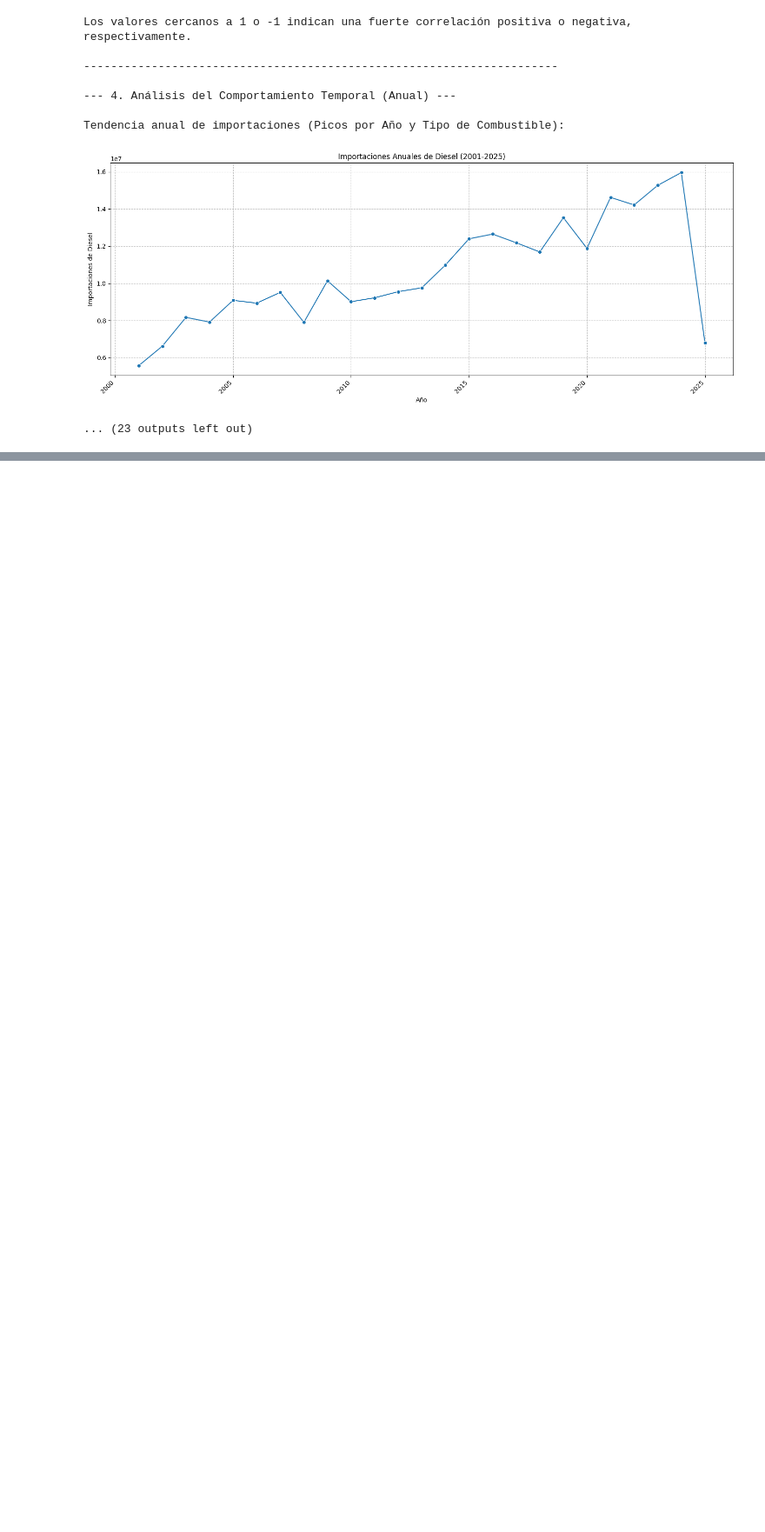
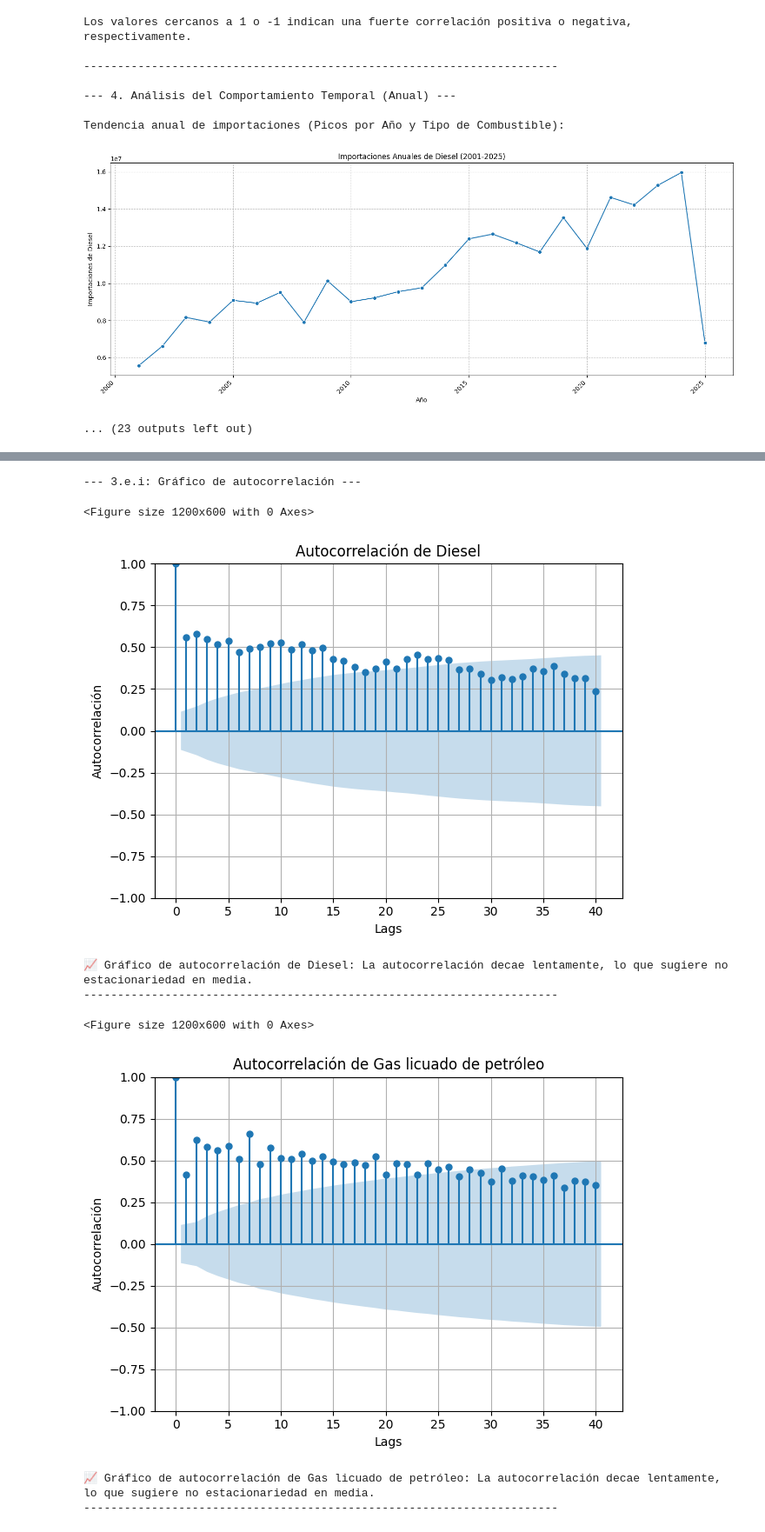
Before and after one commit to Saiyan-Javi/Lab1DS, a Jupyter notebook: Lab1.ipynb, the cells around one changed output, grey strips where cells are left out. Shown at 87% size. Saved outputs shown, nothing was run; the diff lists cells and outputs as text; code cells hidden in the pictures; blank space fills up the shorter version.

```diff
--- a/Lab1.ipynb
+++ b/Lab1.ipynb
@@ -386,0 +679,14 @@ Tendencia anual de importaciones (Picos por Año y Tipo de Combustible):
+# %%
+## 3.d: Determinación de necesidad de transformación
+print("--- 3.d: Determinación de necesidad de transformación ---\n")
+
+if not df_importaciones.empty:
+    for col in df_importaciones.columns:
+        adf_test = adfuller(df_importaciones[col].dropna())
+        print(f"📊 Serie: {col}")
+        print(f"  - Estadística ADF: {adf_test[0]:.2f}")
+        print(f"  - Valor p: {adf_test[1]:.2f}")
+        print(f"  - Necesidad de transformación: {'Sí' if adf_test[1] > 0.05 else 'No'}, ya que el valor p {'es' if adf_test[1] > 0.05 else 'no es'} menor a 0.05, indicando que la serie {'no es' if adf_test[1] > 0.05 else 'es'} estacionaria. Si es necesario, una transformación como logaritmo o diferenciación podría estabilizarla.")
+        print("-" * 70 + "\n")
+else:
+    print("❌ No se puede determinar la necesidad de transformación. El DataFrame está vacío.")
@@ -386,0 +711,30 @@ Tendencia anual de importaciones (Picos por Año y Tipo de Combustible):
+# %%
+## 3.e.i: Gráfico de autocorrelación
+print("--- 3.e.i: Gráfico de autocorrelación ---\n")
+
+if not df_importaciones.empty:
+    from statsmodels.graphics.tsaplots import plot_acf
+
+    for col in df_importaciones.columns:
+        plt.figure(figsize=(12, 6))
+        plot_acf(df_importaciones[col].dropna(), lags=40)
+        plt.title(f'Autocorrelación de {col}')
+        plt.xlabel('Lags')
+        plt.ylabel('Autocorrelación')
+        plt.grid(True)
+        plt.tight_layout()
+        plt.show()
+        print(f"📈 Gráfico de autocorrelación de {col}: La autocorrelación decae {'lentamente' if any(df_importaciones[col].autocorr(lag) > 0.5 for lag in range(1, 10)) else 'rápidamente'}, lo que sugiere {['no estacionariedad' if any(df_importaciones[col].autocorr(lag) > 0.5 for lag in range(1, 10)) else 'estacionariedad'][0]} en media.")
+        print("-" * 70 + "\n")
+else:
+    print("❌ No se puede generar el gráfico de autocorrelación. El DataFrame está vacío.")
+# %% [output]
+--- 3.e.i: Gráfico de autocorrelación ---
+<Figure size 1200x600 with 0 Axes>
+[figure, added]
+📈 Gráfico de autocorrelación de Diesel: La autocorrelación decae lentamente, lo que sugiere no estacionariedad en media.
+----------------------------------------------------------------------
+<Figure size 1200x600 with 0 Axes>
+[figure, added]
+📈 Gráfico de autocorrelación de Gas licuado de petróleo: La autocorrelación decae lentamente, lo que sugiere no estacionariedad en media.
+----------------------------------------------------------------------
```
Also changed, not shown: parts of 13 cells of this notebook.
